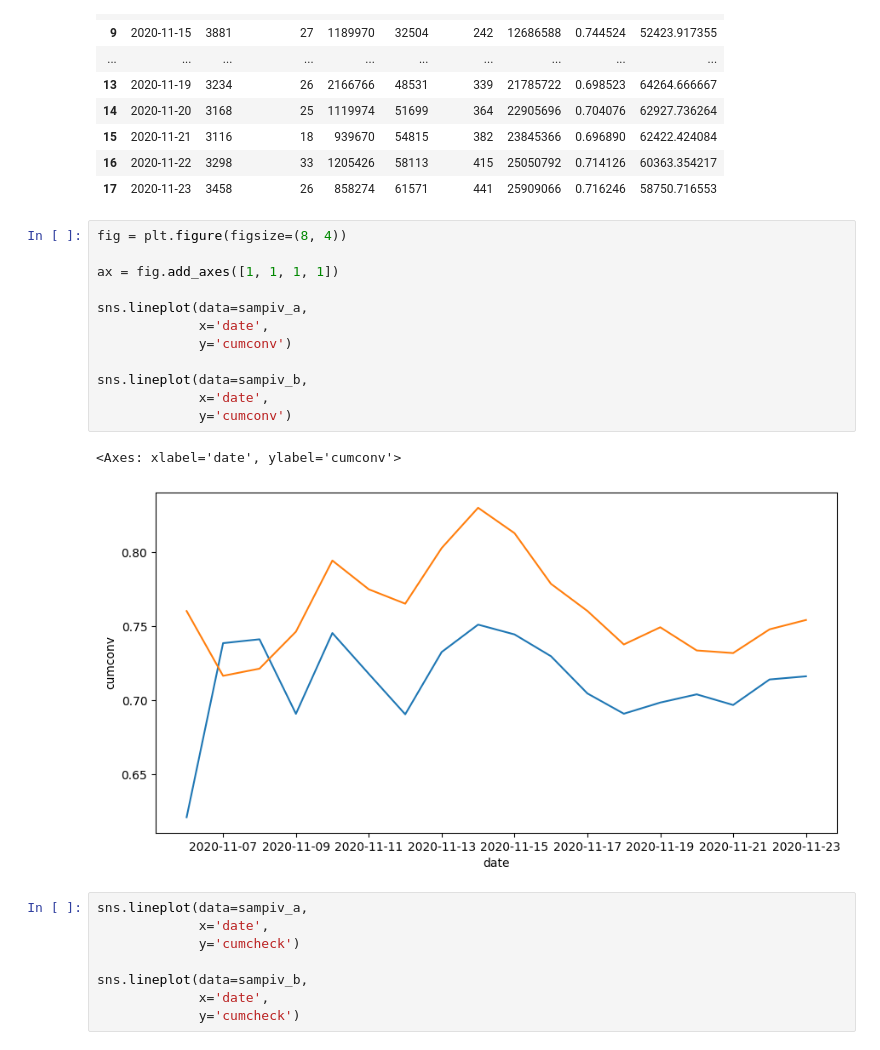
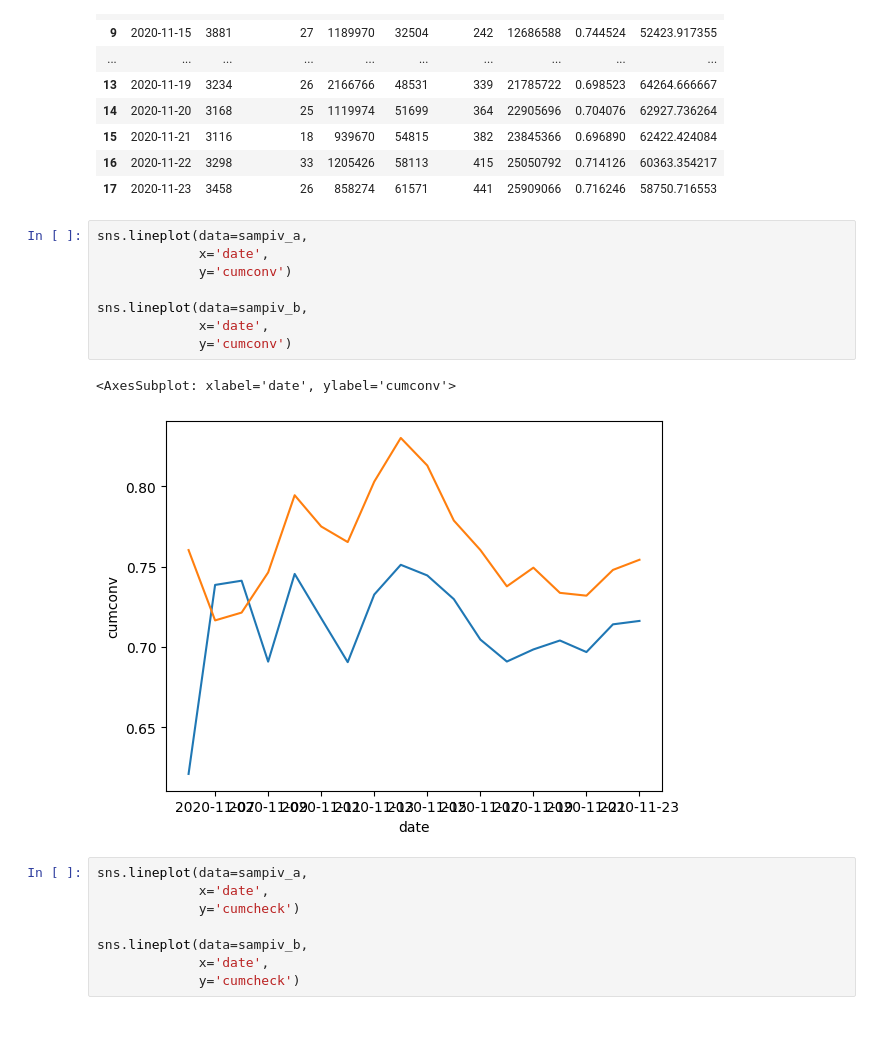
Before and after one commit to georgekovin/Portfolio, a Jupyter notebook: Jupyter/abtesting.ipynb, the cells around one changed output. Saved outputs shown, nothing was run; the diff lists cells and outputs as text.

```diff
--- a/Jupyter/abtesting.ipynb
+++ b/Jupyter/abtesting.ipynb
@@ -289,20 +289,16 @@ sampiv_a
 | 16 | 2020-11-22 | 3298 | 33 | 1205426 | 58113 | 415 | 25050792 | 0.714126 | 60363.354217 |
 | 17 | 2020-11-23 | 3458 | 26 | 858274 | 61571 | 441 | 25909066 | 0.716246 | 58750.716553 |
 # %%
-fig = plt.figure(figsize=(8, 4))
-
-ax = fig.add_axes([1, 1, 1, 1])
-
 sns.lineplot(data=sampiv_a,
              x='date',
              y='cumconv')
 
 sns.lineplot(data=sampiv_b,
              x='date',
              y='cumconv')
 # %% [output]
-<Axes: xlabel='date', ylabel='cumconv'>
+<AxesSubplot: xlabel='date', ylabel='cumconv'>
-[figure, old version]
+[figure, new version]
 # %%
 sns.lineplot(data=sampiv_a,
              x='date',
```
Also changed, not shown: parts of 2 cells of this notebook.
